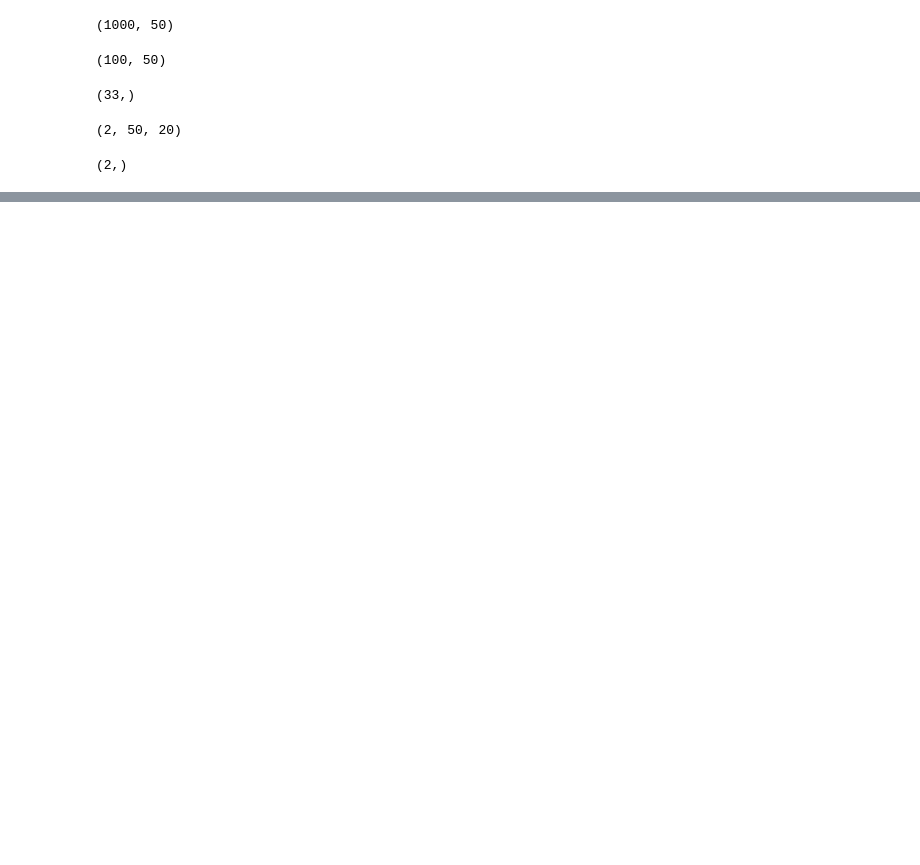
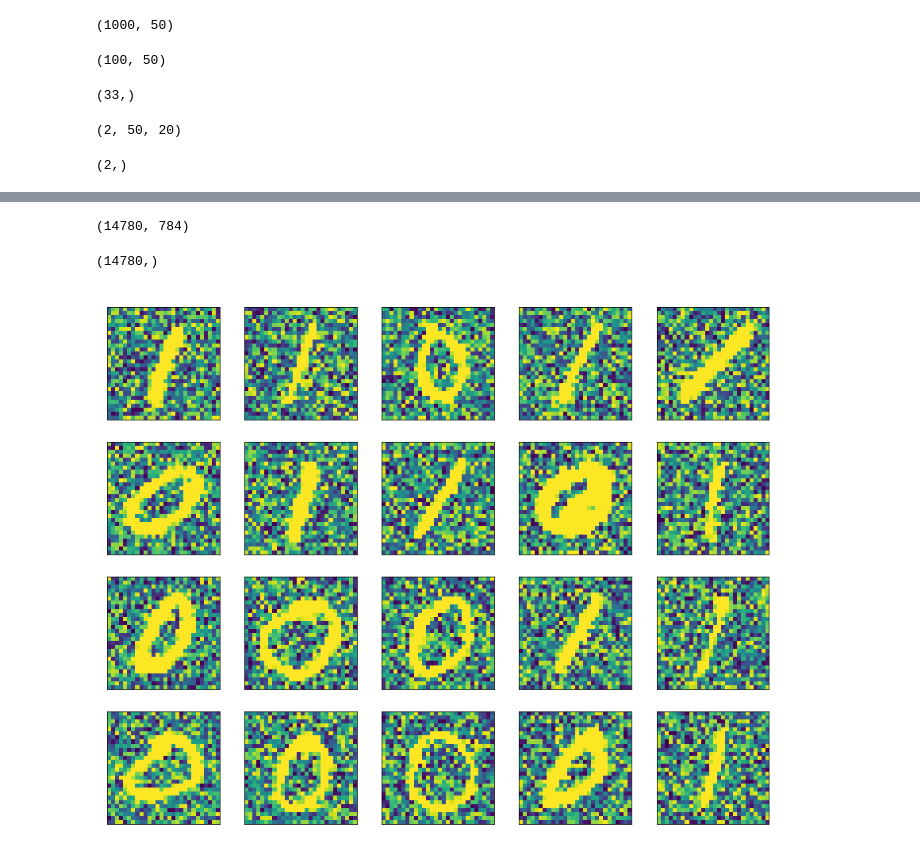
Before and after one commit to ahmadsalimi/DeepLearningIntro, a Jupyter notebook: cPCA/cPCA.ipynb, the cells around one changed output, grey strips where cells are left out. Saved outputs shown, nothing was run; the diff lists cells and outputs as text; code cells hidden in the pictures; blank space fills up the shorter version.

```diff
--- a/cPCA/cPCA.ipynb
+++ b/cPCA/cPCA.ipynb
@@ -91,0 +239,35 @@ alpha_star.shape
+# %%
+zero_one_data.shape
+# %% [output]
+(14780, 784)
+# %%
+zero_one_target.shape
+# %% [output]
+(14780,)
+# %%
+noises = np.random.uniform(0, 1, zero_one_data.shape)
+# %%
+X = np.clip(zero_one_data + noises, 0, 1)
+# %%
+def draw(images, texts=None, columns=1, rows=1):
+    fig = plt.figure(figsize=(3 * columns, 3 * rows))
+
+    for i in range(columns * rows):
+        ax = fig.add_subplot(rows, columns, i + 1)
+        if texts is not None:
+            ax.set_title(texts[i])
+        ax.set_aspect('equal')
+        ax.get_xaxis().set_visible(False)
+        ax.get_yaxis().set_visible(False)
+        plt.imshow(images[i].reshape(28, 28) * 255)
+
+    cax = fig.add_axes([0.12, 0.1, 0.78, 0.8])
+    cax.get_xaxis().set_visible(False)
+    cax.get_yaxis().set_visible(False)
+    cax.set_frame_on(False)
+    plt.show()
+# %%
+images = X[np.random.choice(np.arange(len(X)), size=20)]
+draw(images, columns=5, rows=4)
+# %% [output]
+[figure, added]
```
Also changed, not shown: parts of 34 cells of this notebook.
